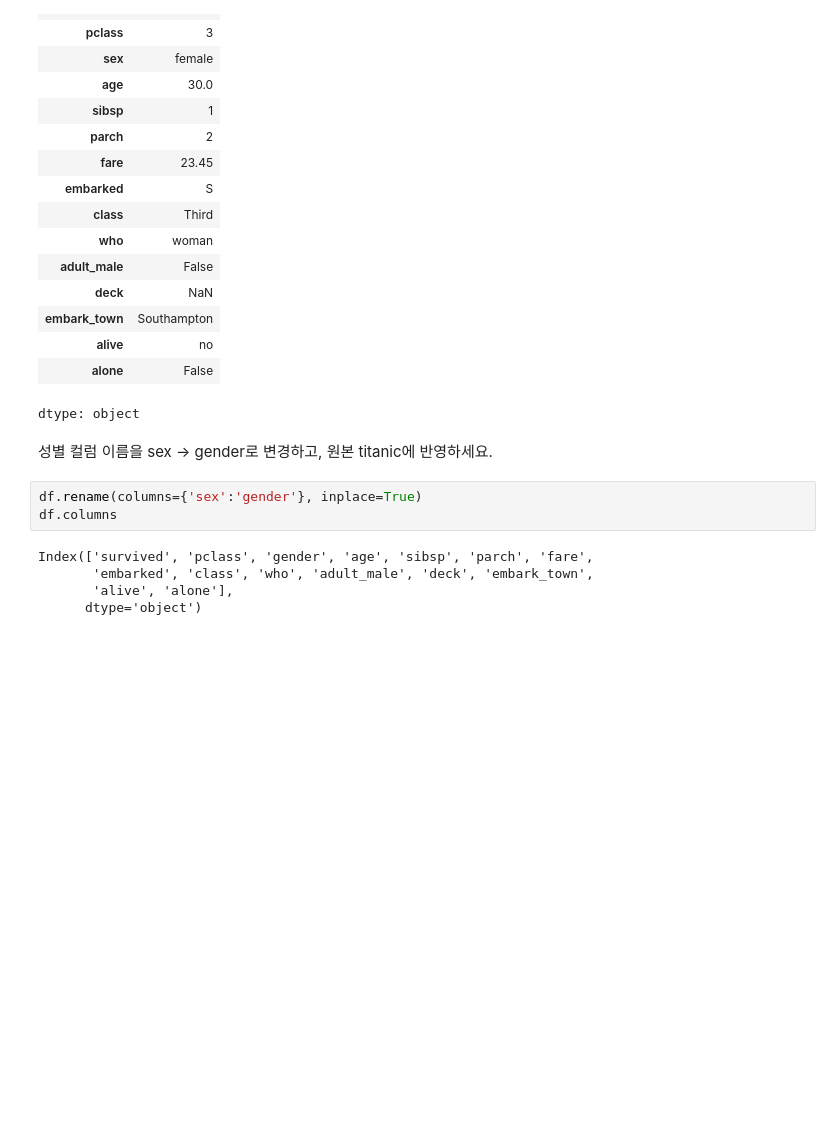
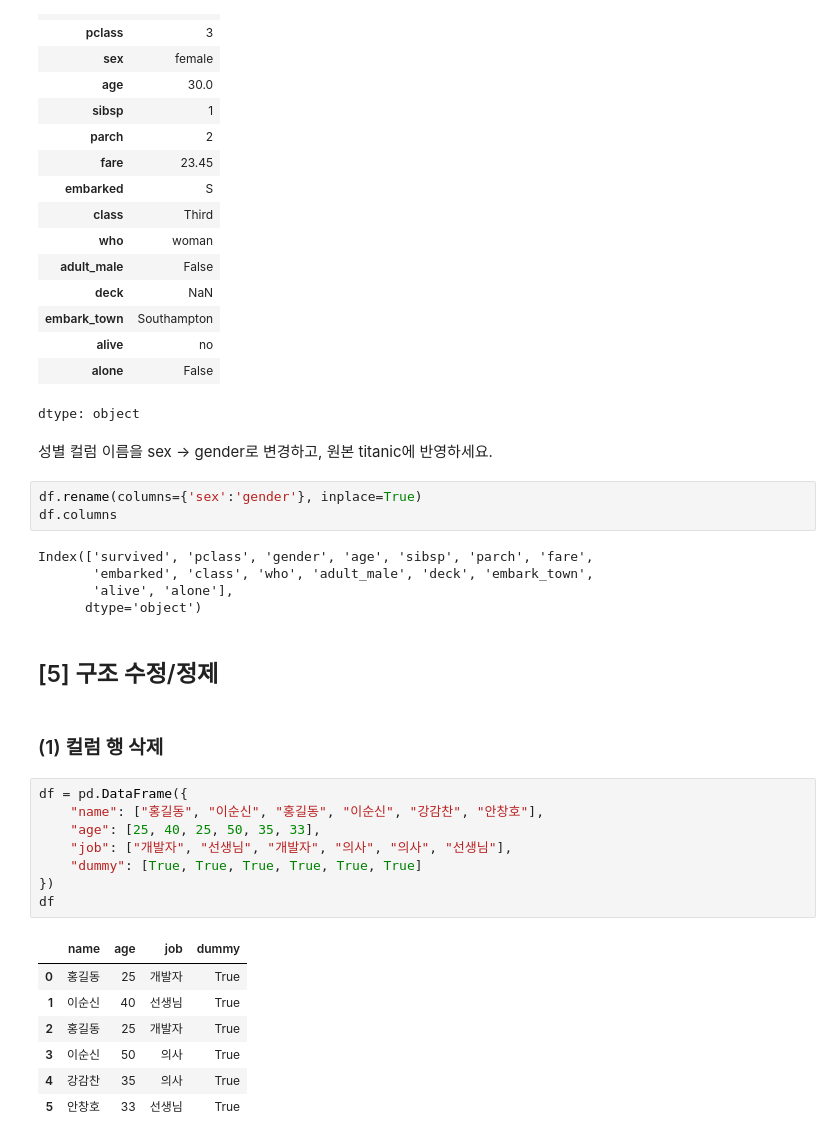
Before and after one commit to daragi/TIL, a Jupyter notebook: python_DA/day03/data_update.ipynb, the cells around one changed output. Cells and saved outputs as stored; diff of their text form; blank space fills up the shorter version.

```diff
--- a/python_DA/day03/data_update.ipynb
+++ b/python_DA/day03/data_update.ipynb
@@ -285,3 +285,23 @@ Index(['survived', 'pclass', 'gender', 'age', 'sibsp', 'parch', 'fare',
        'embarked', 'class', 'who', 'adult_male', 'deck', 'embark_town',
        'alive', 'alone'],
       dtype='object')
+# %% [markdown]
+## [5] 구조 수정/정제
+# %% [markdown]
+### (1) 컬럼 행 삭제
+# %%
+df = pd.DataFrame({
+    "name": ["홍길동", "이순신", "홍길동", "이순신", "강감찬", "안창호"],
+    "age": [25, 40, 25, 50, 35, 33],
+    "job": ["개발자", "선생님", "개발자", "의사", "의사", "선생님"],
+    "dummy": [True, True, True, True, True, True]
+})
+df
+# %% [output]
+|  | name | age | job | dummy |
+| 0 | 홍길동 | 25 | 개발자 | True |
+| 1 | 이순신 | 40 | 선생님 | True |
+| 2 | 홍길동 | 25 | 개발자 | True |
+| 3 | 이순신 | 50 | 의사 | True |
+| 4 | 강감찬 | 35 | 의사 | True |
+| 5 | 안창호 | 33 | 선생님 | True |
```
Also changed, not shown: parts of 13 cells of this notebook, 1 other file.
